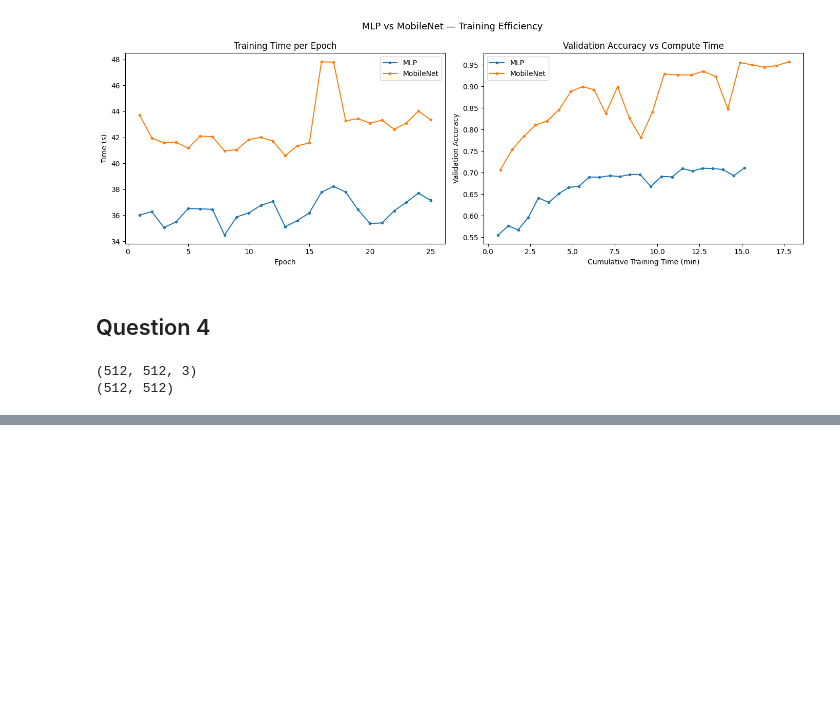
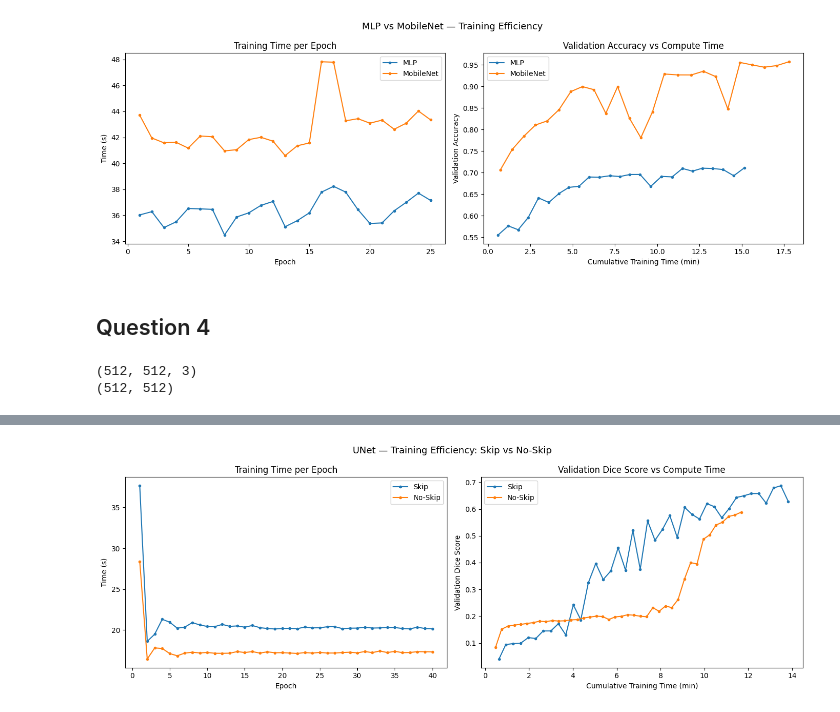
Before and after one commit to trvslhlt/ift_6135_representation_learning, a Jupyter notebook: assignments/assignment_1/wip.ipynb, the cells around one changed output, grey strips where cells are left out. Saved outputs shown, nothing was run; the diff lists cells and outputs as text; code cells hidden in the pictures; blank space fills up the shorter version.

```diff
--- a/assignments/assignment_1/wip.ipynb
+++ b/assignments/assignment_1/wip.ipynb
@@ -225,0 +269,28 @@ print(msk.shape)
+# %%
+fig, axes = plt.subplots(1, 2, figsize=(14, 5))
+
+# Training time per epoch
+ax = axes[0]
+ax.plot(epochs, skip['train_times'], label='Skip', color='tab:blue', marker='o', markersize=3)
+ax.plot(epochs, noskip['train_times'], label='No-Skip', color='tab:orange', marker='o', markersize=3)
+ax.set_xlabel('Epoch')
+ax.set_ylabel('Time (s)')
+ax.set_title('Training Time per Epoch')
+ax.legend()
+
+# Cumulative time vs validation dice score
+ax = axes[1]
+skip_cum = np.cumsum(skip['train_times']) / 60
+noskip_cum = np.cumsum(noskip['train_times']) / 60
+ax.plot(skip_cum, skip['valid_accs'], label='Skip', color='tab:blue', marker='o', markersize=3)
+ax.plot(noskip_cum, noskip['valid_accs'], label='No-Skip', color='tab:orange', marker='o', markersize=3)
+ax.set_xlabel('Cumulative Training Time (min)')
+ax.set_ylabel('Validation Dice Score')
+ax.set_title('Validation Dice Score vs Compute Time')
+ax.legend()
+
+fig.suptitle('UNet — Training Efficiency: Skip vs No-Skip', fontsize=13)
+plt.tight_layout()
+plt.show()
+# %% [output]
+[figure, added]
```
Also changed, not shown: parts of 1 cell of this notebook.
